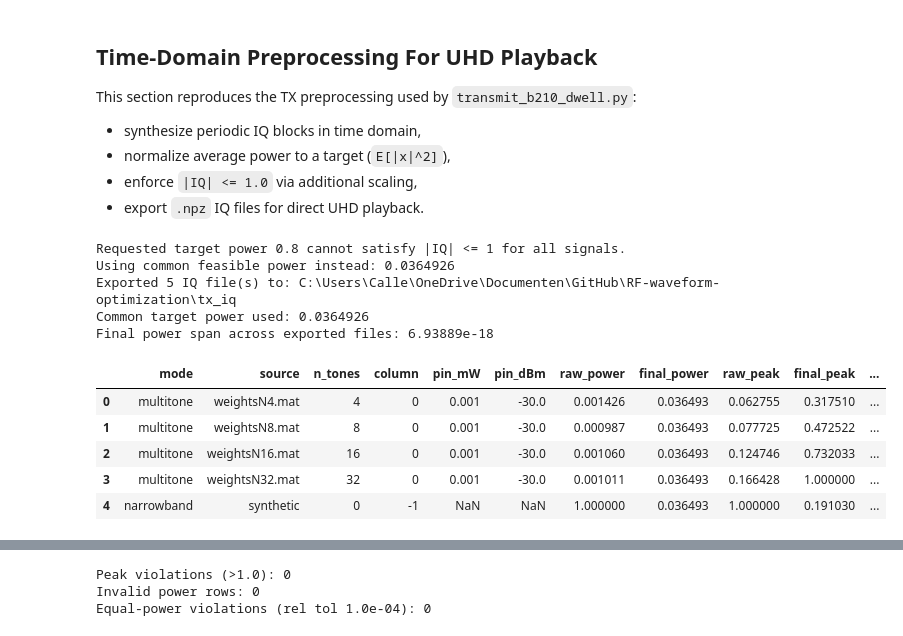
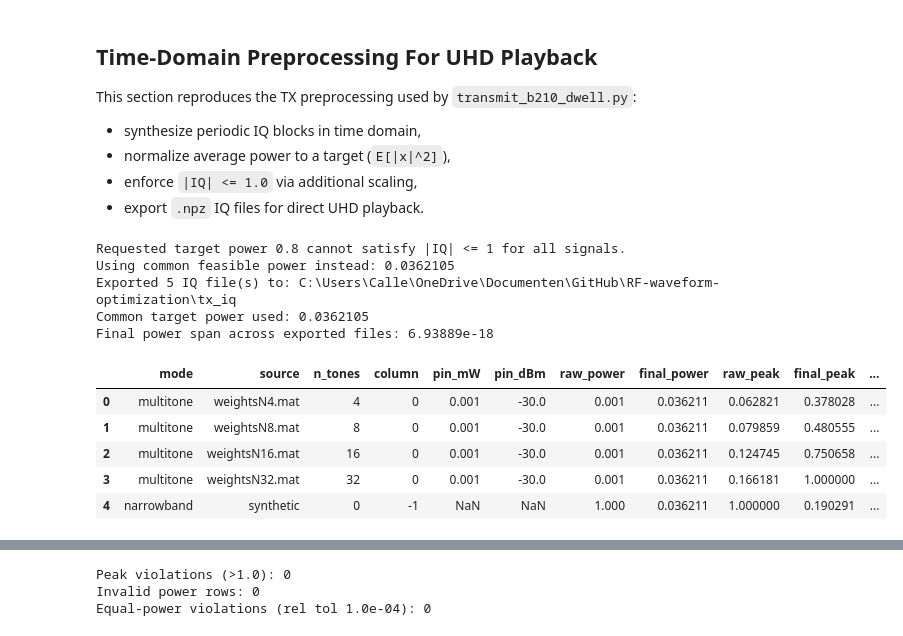
Before and after one commit to AMBIENT-6G/RF-waveform-optimization, a Jupyter notebook: read_weights_mat_files.ipynb, the cells around one changed output, grey strips where cells are left out. Saved outputs shown, nothing was run; the diff lists cells and outputs as text; code cells hidden in the pictures.

```diff
--- a/read_weights_mat_files.ipynb
+++ b/read_weights_mat_files.ipynb
@@ -221,9 +242,30 @@ This section reproduces the TX preprocessing used by `transmit_b210_dwell.py`:
 - export `.npz` IQ files for direct UHD playback.
 # %%
 def synthesize_raw_periodic_block(fn_hz, weights_col, sample_rate_hz, block_size):
-    bins = np.rint((np.asarray(fn_hz, dtype=float) / sample_rate_hz) * block_size).astype(np.int64)
+    fn_hz = np.asarray(fn_hz, dtype=float).ravel().copy()
+    if fn_hz.size == 0:
+        raise ValueError("fn_hz must contain at least one tone")
+
+    bin_hz = float(sample_rate_hz) / float(block_size)
+    nyquist_hz = 0.5 * float(sample_rate_hz)
+
+    # +fs/2 and -fs/2 collapse to the same discrete-time frequency (Nyquist bin).
+    # Shift +fs/2 inward by one bin so multitone sets keep unique peaks.
+    pos_nyq = np.isclose(fn_hz, nyquist_hz, atol=0.25 * bin_hz, rtol=0.0)
+    if np.any(pos_nyq):
+        fn_hz[pos_nyq] = nyquist_hz - bin_hz
+
+    bins = np.rint((fn_hz / sample_rate_hz) * block_size).astype(np.int64)
+    bins_mod = np.mod(bins, int(block_size))
+    if np.unique(bins_mod).size != bins_mod.size:
+        n_dup = int(bins_mod.size - np.unique(bins_mod).size)
+        raise ValueError(
+            f"Tone-to-bin quantization produced {n_dup} duplicate bin(s). "
+            f"Increase block_size or adjust tone offsets."
+        )
+
     quantized_fn_hz = bins.astype(np.float64) * (sample_rate_hz / block_size)
-    freq_error_hz = quantized_fn_hz - np.asarray(fn_hz, dtype=float)
+    freq_error_hz = quantized_fn_hz - fn_hz
 
     n = np.arange(block_size, dtype=np.float64)
     phase = (2j * np.pi / block_size) * np.outer(n, bins)
@@ -236,6 +278,7 @@ def synthesize_raw_periodic_block(fn_hz, weights_col, sample_rate_hz, block_size
 
     return {
         "raw": raw,
+        "fn_hz_used": fn_hz,
         "bins": bins,
         "quantized_fn_hz": quantized_fn_hz,
         "freq_error_hz": freq_error_hz,
@@ -273,6 +316,7 @@ def scale_raw_periodic_block(raw_info, target_power=0.8, max_amplitude=1.0):
 
     return {
         "iq": iq.astype(np.complex64),
+        "fn_hz_used": raw_info["fn_hz_used"],
         "bins": raw_info["bins"],
         "quantized_fn_hz": raw_info["quantized_fn_hz"],
         "freq_error_hz": raw_info["freq_error_hz"],
@@ -321,6 +365,12 @@ for wf in waveforms:
     if wf["n_tones"] not in EXPORT_TONES:
         continue
 
+    if np.max(np.abs(np.asarray(wf["fn"], dtype=float))) > (SAMPLE_RATE_HZ / 2 + 1e-6):
+        raise ValueError(
+            f"Tone offsets for {wf['file'].name} exceed Nyquist after normalization. "
+            f"Got range [{np.min(wf['fn']):.3f}, {np.max(wf['fn']):.3f}] Hz at fs={SAMPLE_RATE_HZ:.3f} Hz"
+        )
+
     cols = _resolve_cols(EXPORT_COLUMNS, wf["weights"].shape[1])
     for col in cols:
         raw_info = synthesize_raw_periodic_block(
@@ -337,7 +387,7 @@ for wf in waveforms:
                 "n_tones": int(wf["n_tones"]),
                 "column": int(col),
                 "pin_mW": float(wf["inPwrVec_mW"][col]) if "inPwrVec_mW" in wf else np.nan,
-                "tone_offsets_hz": np.asarray(wf["fn"], dtype=float),
+                "tone_offsets_requested_hz": np.asarray(wf["fn"], dtype=float),
                 "raw_info": raw_info,
             }
         )
@@ -357,7 +407,7 @@ if INCLUDE_NARROWBAND:
             "n_tones": 0,
             "column": -1,
             "pin_mW": np.nan,
-            "tone_offsets_hz": np.array([float(NARROWBAND_OFFSET_HZ)]),
+            "tone_offsets_requested_hz": np.array([float(NARROWBAND_OFFSET_HZ)]),
             "raw_info": raw_nb,
         }
     )
@@ -392,7 +442,7 @@ for c in candidates:
     if c["mode"] == "multitone":
         out_path = EXPORT_DIR / f"iq_N{c['n_tones']}_col{c['column']}.npz"
     else:
-        out_path = EXPORT_DIR / f"iq_N0_offset_{int(round(c['tone_offsets_hz'][0]))}Hz.npz"
+        out_path = EXPORT_DIR / f"iq_N0_offset_{int(round(c['tone_offsets_requested_hz'][0]))}Hz.npz"
 
     np.savez(
         out_path,
@@ -402,7 +452,8 @@ for c in candidates:
         block_size=int(BLOCK_SIZE),
         n_tones=int(c["n_tones"]),
         column=int(c["column"]),
-        tone_offsets_hz=np.asarray(c["tone_offsets_hz"], dtype=float),
+        tone_offsets_hz=np.asarray(synth["fn_hz_used"], dtype=float),
+        tone_offsets_requested_hz=np.asarray(c["tone_offsets_requested_hz"], dtype=float),
         quantized_tone_offsets_hz=np.asarray(synth["quantized_fn_hz"], dtype=float),
         freq_error_hz=np.asarray(synth["freq_error_hz"], dtype=float),
         target_power=float(common_target_power),
@@ -432,40 +483,40 @@ for c in candidates:
             "final_power": synth["final_power"],
             "raw_peak": synth["raw_peak"],
             "final_peak": synth["final_peak"],
             "peak_limited": synth["peak_limited"],
             "max_feasible_power": synth["max_feasible_power"],
             "max_abs_freq_error_hz": float(np.max(np.abs(synth["freq_error_hz"]))),
             "iq_file": str(out_path),
         }
     )
 
 export_summary = pd.DataFrame(records)
 if not export_summary.empty:
     export_summary = export_summary.sort_values(["mode", "n_tones", "column"]).reset_index(drop=True)
 
 # Enforce equal-power condition (within tolerance).
 power_span = float(export_summary["final_power"].max() - export_summary["final_power"].min())
 print(f"Exported {len(export_summary)} IQ file(s) to: {EXPORT_DIR.resolve()}")
 print(f"Common target power used: {common_target_power:.6g}")
 print(f"Final power span across exported files: {power_span:.6g}")
 if power_span > EQUAL_POWER_TOL:
     raise RuntimeError(
         f"Equal-power condition failed: span={power_span:.6g} exceeds tolerance {EQUAL_POWER_TOL:.6g}"
     )
 
 export_summary
 # %% [output]
 Requested target power 0.8 cannot satisfy |IQ| <= 1 for all signals.
-Using common feasible power instead: 0.0364926
+Using common feasible power instead: 0.0362105
 Exported 5 IQ file(s) to: C:\Users\Calle\OneDrive\Documenten\GitHub\RF-waveform-optimization\tx_iq
-Common target power used: 0.0364926
+Common target power used: 0.0362105
 Final power span across exported files: 6.93889e-18
 |  | mode | source | n_tones | column | pin_mW | pin_dBm | raw_power | final_power | raw_peak | final_peak | ... |
-| 0 | multitone | weightsN4.mat | 4 | 0 | 0.001 | -30.0 | 0.001426 | 0.036493 | 0.062755 | 0.317510 | ... |
-| 1 | multitone | weightsN8.mat | 8 | 0 | 0.001 | -30.0 | 0.000987 | 0.036493 | 0.077725 | 0.472522 | ... |
-| 2 | multitone | weightsN16.mat | 16 | 0 | 0.001 | -30.0 | 0.001060 | 0.036493 | 0.124746 | 0.732033 | ... |
-| 3 | multitone | weightsN32.mat | 32 | 0 | 0.001 | -30.0 | 0.001011 | 0.036493 | 0.166428 | 1.000000 | ... |
-| 4 | narrowband | synthetic | 0 | -1 | NaN | NaN | 1.000000 | 0.036493 | 1.000000 | 0.191030 | ... |
+| 0 | multitone | weightsN4.mat | 4 | 0 | 0.001 | -30.0 | 0.001 | 0.036211 | 0.062821 | 0.378028 | ... |
+| 1 | multitone | weightsN8.mat | 8 | 0 | 0.001 | -30.0 | 0.001 | 0.036211 | 0.079859 | 0.480555 | ... |
+| 2 | multitone | weightsN16.mat | 16 | 0 | 0.001 | -30.0 | 0.001 | 0.036211 | 0.124745 | 0.750658 | ... |
+| 3 | multitone | weightsN32.mat | 32 | 0 | 0.001 | -30.0 | 0.001 | 0.036211 | 0.166181 | 1.000000 | ... |
+| 4 | narrowband | synthetic | 0 | -1 | NaN | NaN | 1.000 | 0.036211 | 1.000000 | 0.190291 | ... |
 # %%
 # Time-domain preview for all exported IQ files.
 if export_summary.empty:
```
Also changed, not shown: parts of 6 cells of this notebook, 5 other files.
